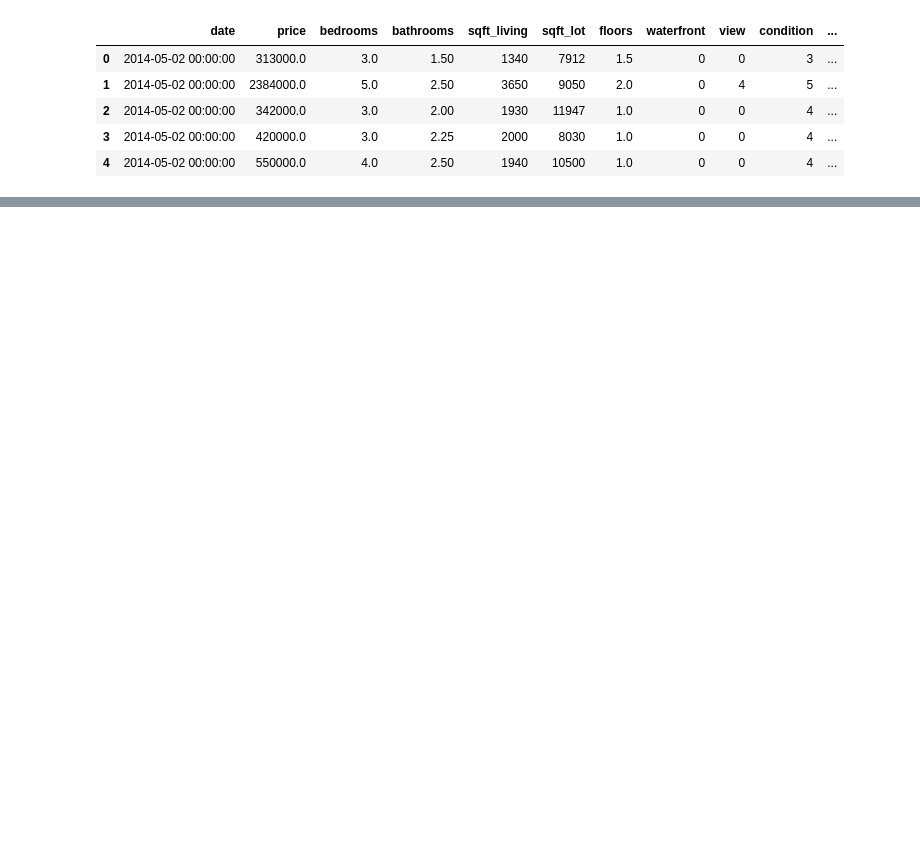
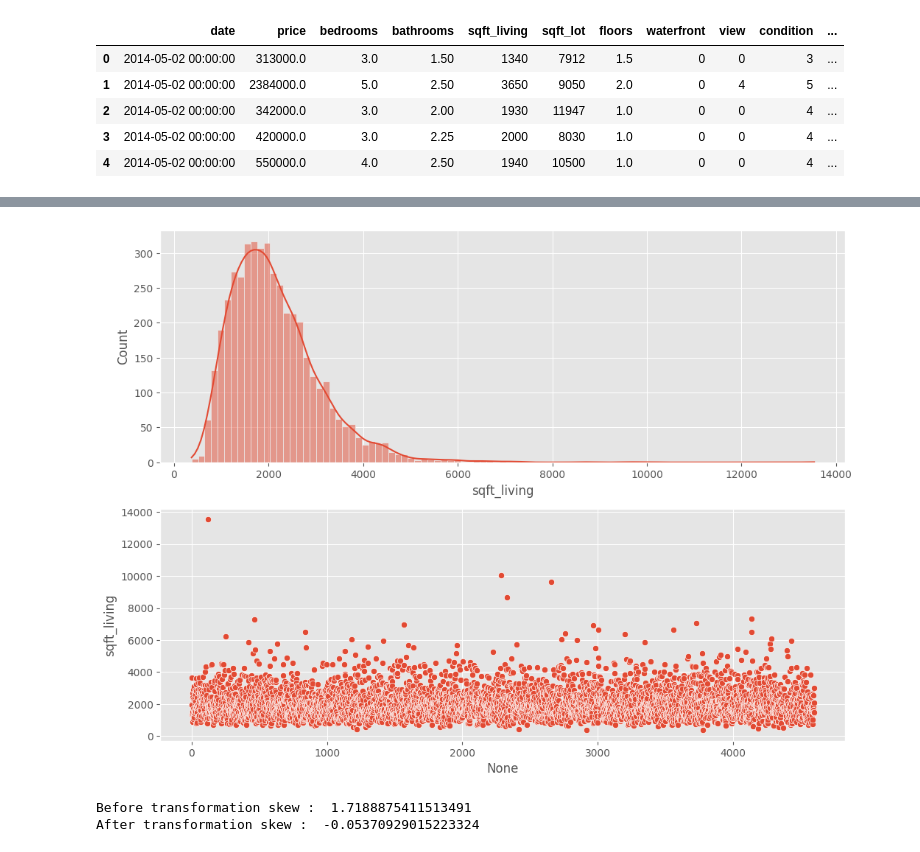
Before and after one commit to Aleena24/PRODIGY_ML, a Jupyter notebook: PRODIGY_ML_01.ipynb, the cells around one changed output, grey strips where cells are left out. Saved outputs shown, nothing was run; the diff lists cells and outputs as text; code cells hidden in the pictures; blank space fills up the shorter version.

```diff
--- a/PRODIGY_ML_01.ipynb
+++ b/PRODIGY_ML_01.ipynb
@@ -24,0 +140,21 @@ df.head()
+# %%
+fig,axs = plt.subplots(2,1,figsize=(12,9))
+plt.subplot(2,1,1)
+sns.histplot(data=df,x="sqft_living",kde=True)
+plt.ticklabel_format(style='plain', axis='x')
+plt.style.use("ggplot")
+
+plt.subplot(2,1,2)
+sns.scatterplot(data=df,x=df.index,y="sqft_living")
+plt.ticklabel_format(style='plain', axis='y')
+plt.style.use("ggplot")
+plt.show()
+# %% [output]
+[figure, added]
+# %%
+print("Before transformation skew : ",df["sqft_living"].skew())
+df["sqft_living"] = np.log(df["sqft_living"])
+print("After transformation skew : ",df["sqft_living"].skew())
+# %% [output]
+Before transformation skew :  1.7188875411513491
+After transformation skew :  -0.05370929015223324
```
Also changed, not shown: parts of 37 cells of this notebook.
